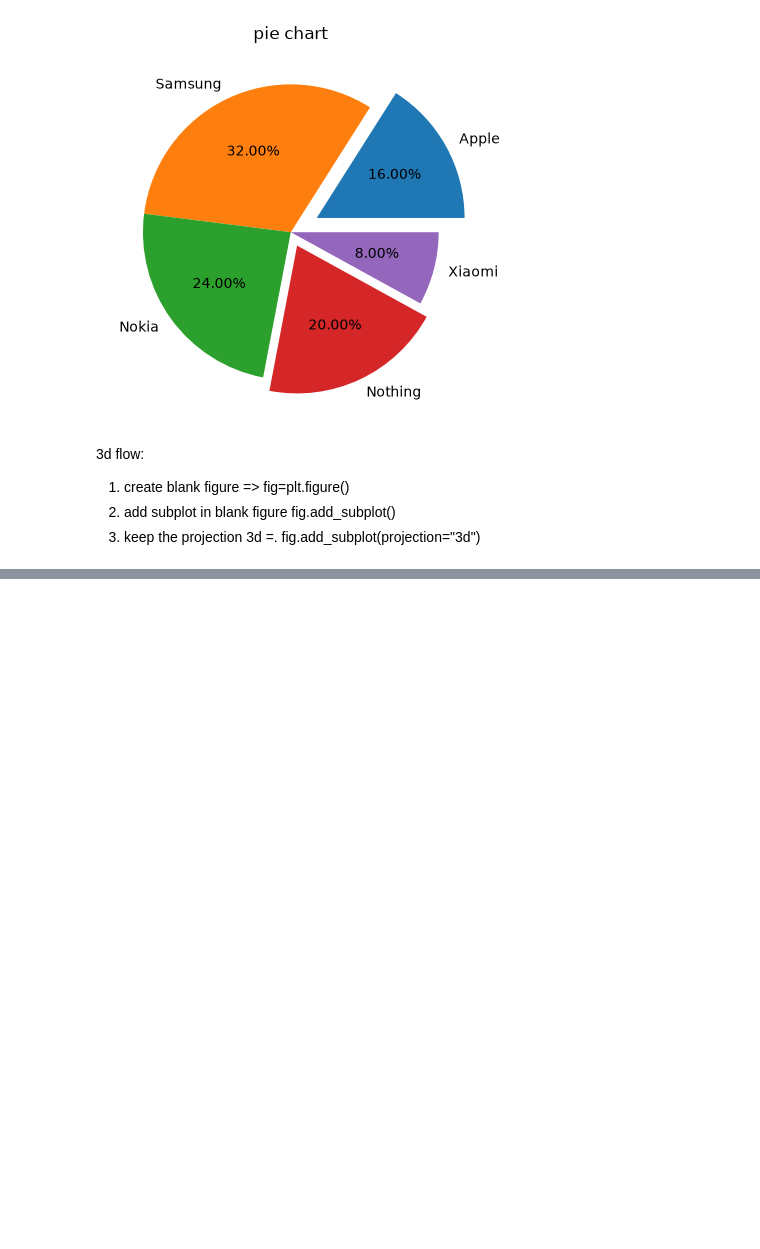
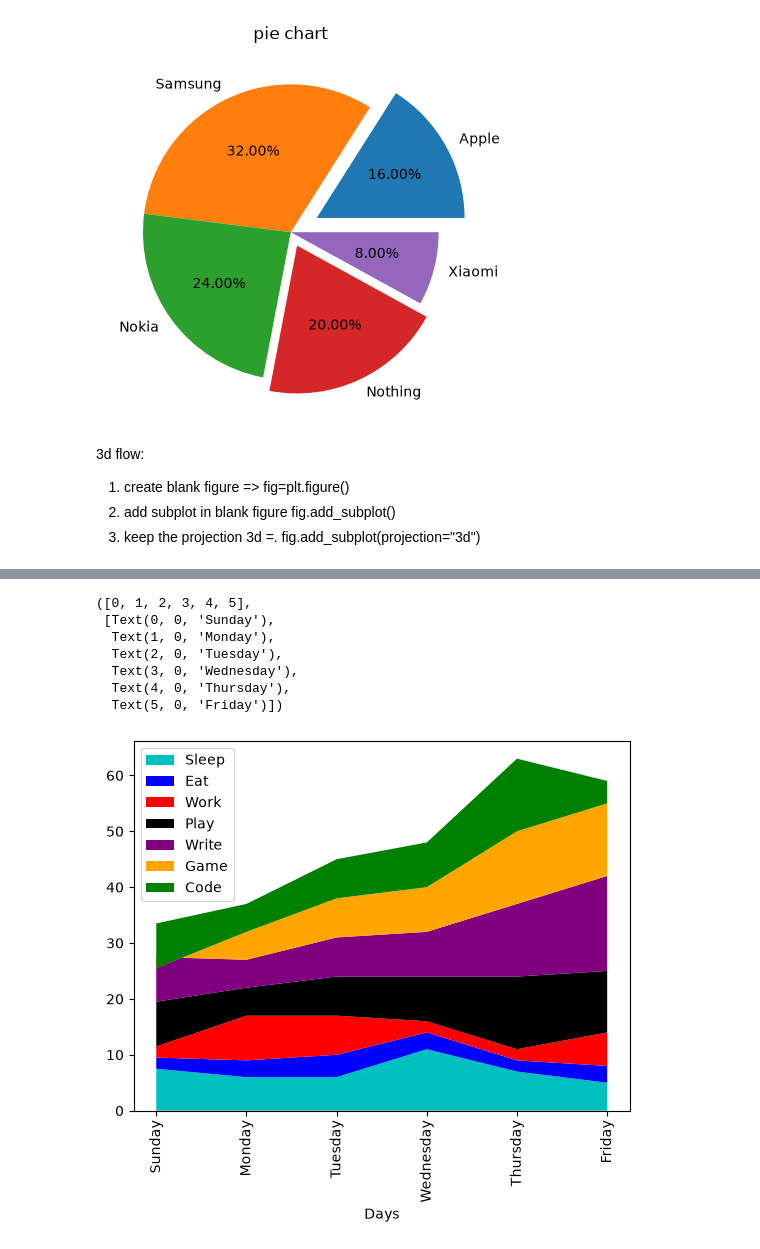
Before and after one commit to kishorilol/datasciencepadhdai, a Jupyter notebook: pandas/matplotlib/mat1.ipynb, the cells around one changed output, grey strips where cells are left out. Saved outputs shown, nothing was run; the diff lists cells and outputs as text; code cells hidden in the pictures; blank space fills up the shorter version.

```diff
--- a/pandas/matplotlib/mat1.ipynb
+++ b/pandas/matplotlib/mat1.ipynb
@@ -106,0 +108,25 @@ plt.legend(fontsize=10,loc="lower left",title="3d scatter plot")
+# %%
+days = ["Sunday","Monday","Tuesday","Wednesday","Thursday", "Friday"]
+sleeping = [7.5, 6, 6, 11, 7, 5]
+eating = [2, 3, 4, 3, 2, 3]
+working = [2, 8, 7, 2, 2, 6]
+playing = [8, 5, 7, 8, 13,11]
+writing = [8, 5, 7, 8, 13, 17]
+gaming = [-2, 5, 7, 8, 13, 13]
+coding = [8, 5, 7, 8, 13, 4]
+
+plt.stackplot(days,sleeping, eating, working, playing,writing,gaming,coding,
+              labels=['Sleep', 'Eat', 'Work', 'Play', 'Write', 'Game', 'Code'],
+              colors=['c','b','r','black','purple','orange','green'])
+plt.legend(loc='upper left')
+plt.xlabel('Days')
+plt.xticks(rotation=90)
+# %% [output]
+([0, 1, 2, 3, 4, 5],
+ [Text(0, 0, 'Sunday'),
+  Text(1, 0, 'Monday'),
+  Text(2, 0, 'Tuesday'),
+  Text(3, 0, 'Wednesday'),
+  Text(4, 0, 'Thursday'),
+  Text(5, 0, 'Friday')])
+[figure, added]
```
Also changed, not shown: parts of 7 cells of this notebook.
